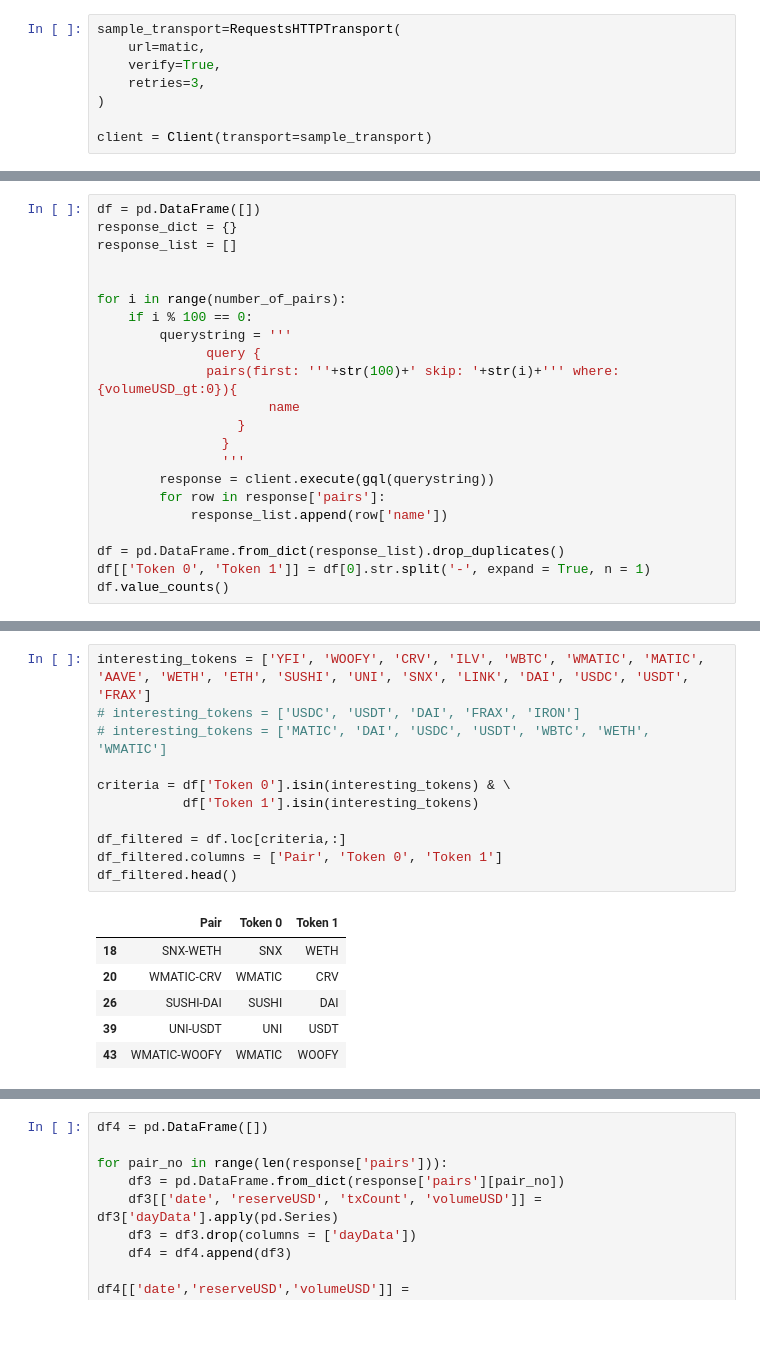
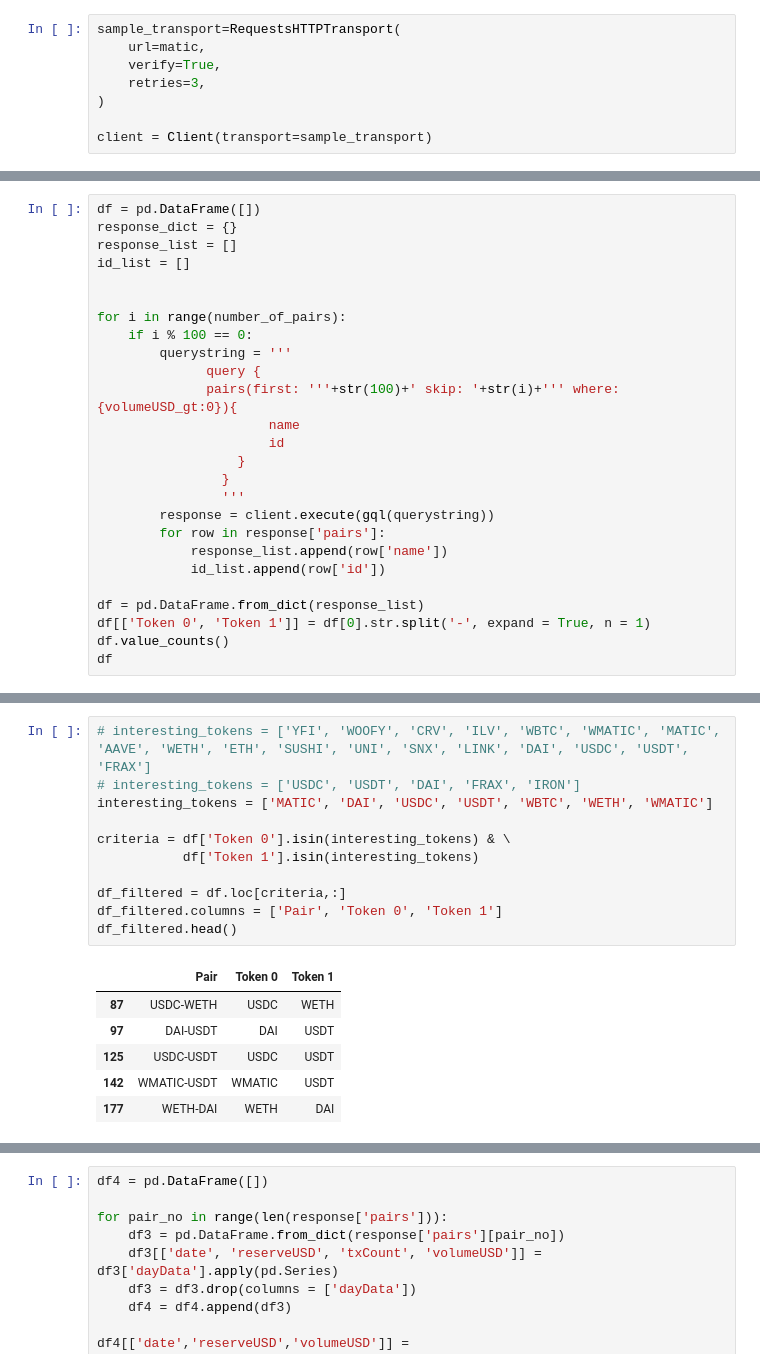
Before and after one commit to ovu-github/sushi-graphql, a Jupyter notebook: Query graph protocol Sushi.ipynb, the cells around one changed output, grey strips where cells are left out. Cells and saved outputs as stored; diff of their text form; blank space fills up the shorter version.

```diff
--- a/Query graph protocol Sushi.ipynb
+++ b/Query graph protocol Sushi.ipynb
@@ -37,6 +37,7 @@ print(number_of_pairs)
 df = pd.DataFrame([])
 response_dict = {}
 response_list = []
+id_list = []
 
 
 for i in range(number_of_pairs):
@@ -45,14 +46,17 @@ for i in range(number_of_pairs):
               query {
               pairs(first: '''+str(100)+' skip: '+str(i)+''' where: {volumeUSD_gt:0}){
                       name
+                      id
                   }
                 }
                 '''
         response = client.execute(gql(querystring))
         for row in response['pairs']:
             response_list.append(row['name'])
+            id_list.append(row['id'])
 
-df = pd.DataFrame.from_dict(response_list).drop_duplicates()
+df = pd.DataFrame.from_dict(response_list)
 df[['Token 0', 'Token 1']] = df[0].str.split('-', expand = True, n = 1)
 df.value_counts()
+df
 # %% [output]
@@ -72,21 +76,21 @@ Length: 388, dtype: int64
 # %%
-interesting_tokens = ['YFI', 'WOOFY', 'CRV', 'ILV', 'WBTC', 'WMATIC', 'MATIC', 'AAVE', 'WETH', 'ETH', 'SUSHI', 'UNI', 'SNX', 'LINK', 'DAI', 'USDC', 'USDT', 'FRAX']
+# interesting_tokens = ['YFI', 'WOOFY', 'CRV', 'ILV', 'WBTC', 'WMATIC', 'MATIC', 'AAVE', 'WETH', 'ETH', 'SUSHI', 'UNI', 'SNX', 'LINK', 'DAI', 'USDC', 'USDT', 'FRAX']
 # interesting_tokens = ['USDC', 'USDT', 'DAI', 'FRAX', 'IRON']
-# interesting_tokens = ['MATIC', 'DAI', 'USDC', 'USDT', 'WBTC', 'WETH', 'WMATIC']
+interesting_tokens = ['MATIC', 'DAI', 'USDC', 'USDT', 'WBTC', 'WETH', 'WMATIC']
 
 criteria = df['Token 0'].isin(interesting_tokens) & \
            df['Token 1'].isin(interesting_tokens)
 
 df_filtered = df.loc[criteria,:]
 df_filtered.columns = ['Pair', 'Token 0', 'Token 1']
 df_filtered.head()
 # %% [output]
 |  | Pair | Token 0 | Token 1 |
-| 18 | SNX-WETH | SNX | WETH |
-| 20 | WMATIC-CRV | WMATIC | CRV |
-| 26 | SUSHI-DAI | SUSHI | DAI |
-| 39 | UNI-USDT | UNI | USDT |
-| 43 | WMATIC-WOOFY | WMATIC | WOOFY |
+| 87 | USDC-WETH | USDC | WETH |
+| 97 | DAI-USDT | DAI | USDT |
+| 125 | USDC-USDT | USDC | USDT |
+| 142 | WMATIC-USDT | WMATIC | USDT |
+| 177 | WETH-DAI | WETH | DAI |
 # %%
 # make a list of strings with double quotes
 
```
Also changed, not shown: parts of 21 cells of this notebook, 10 other files.
